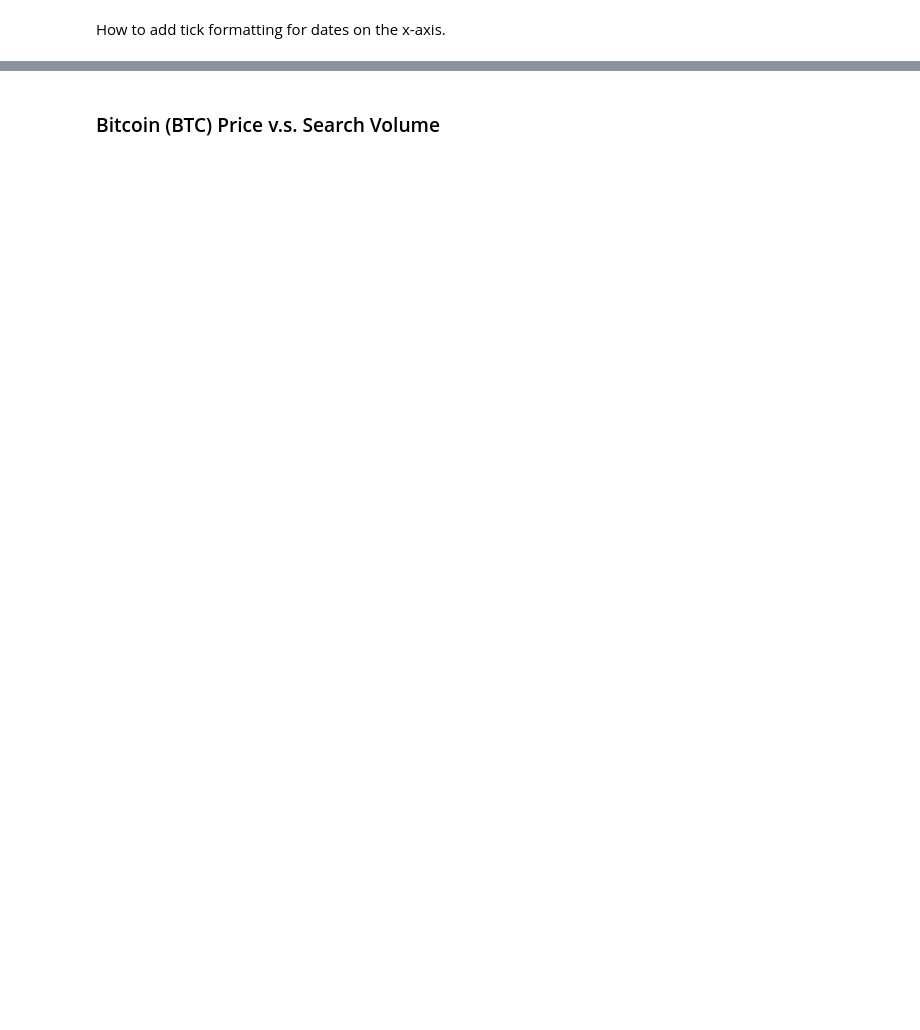
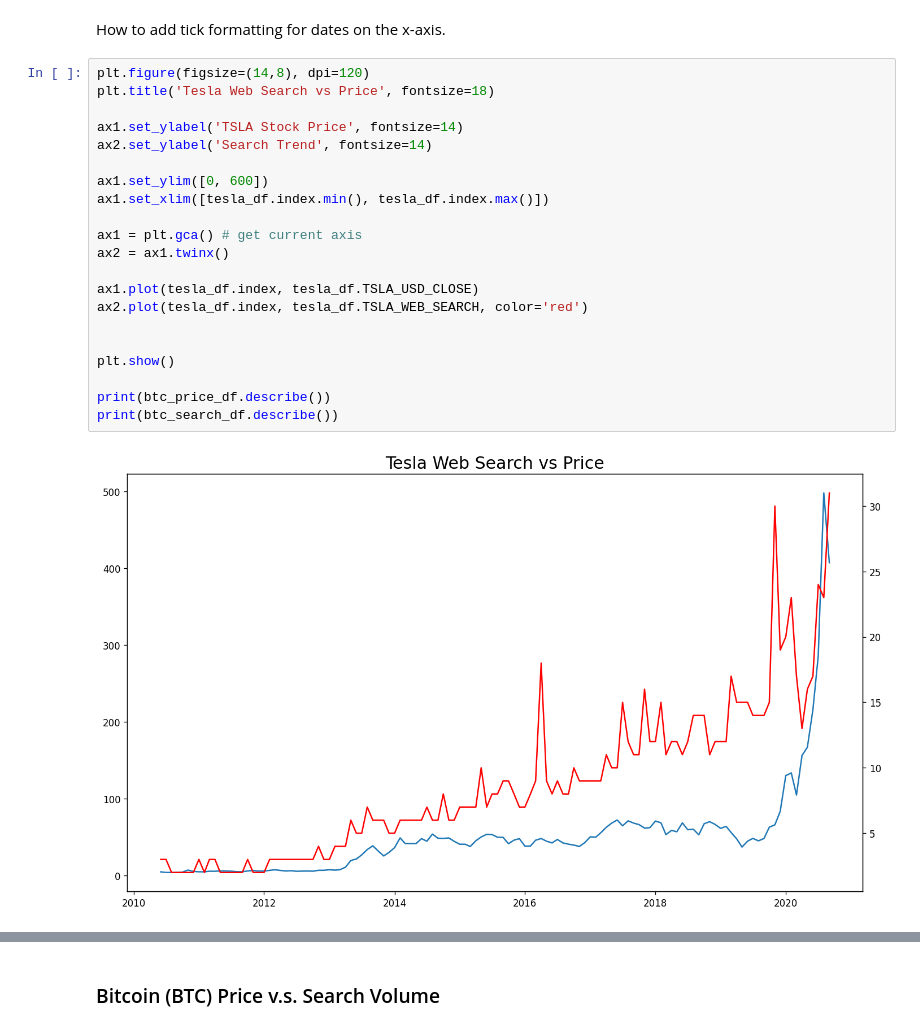
Before and after one commit to J-Bills/day_75, a Jupyter notebook: Google Trends Data Viz (start)/Google Trends and Data Visualisation (start).ipynb, the cells around one changed output, grey strips where cells are left out. Saved outputs shown, nothing was run; the diff lists cells and outputs as text; blank space fills up the shorter version.

```diff
--- a/Google Trends Data Viz (start)/Google Trends and Data Visualisation (start).ipynb
+++ b/Google Trends Data Viz (start)/Google Trends and Data Visualisation (start).ipynb
@@ -272,2 +304,25 @@ Hint: you can colour both the [axis labels](https://matplotlib.org/3.3.2/api/tex
 # %% [markdown]
 How to add tick formatting for dates on the x-axis.
+# %%
+plt.figure(figsize=(14,8), dpi=120)
+plt.title('Tesla Web Search vs Price', fontsize=18)
+
+ax1.set_ylabel('TSLA Stock Price', fontsize=14)
+ax2.set_ylabel('Search Trend', fontsize=14)
+
+ax1.set_ylim([0, 600])
+ax1.set_xlim([tesla_df.index.min(), tesla_df.index.max()])
+
+ax1 = plt.gca() # get current axis
+ax2 = ax1.twinx()
+
+ax1.plot(tesla_df.index, tesla_df.TSLA_USD_CLOSE)
+ax2.plot(tesla_df.index, tesla_df.TSLA_WEB_SEARCH, color='red')
+
+
+plt.show()
+
+print(btc_price_df.describe())
+print(btc_search_df.describe())
+# %% [output]
+[figure, added]
```
Also changed, not shown: parts of 6 cells of this notebook.
